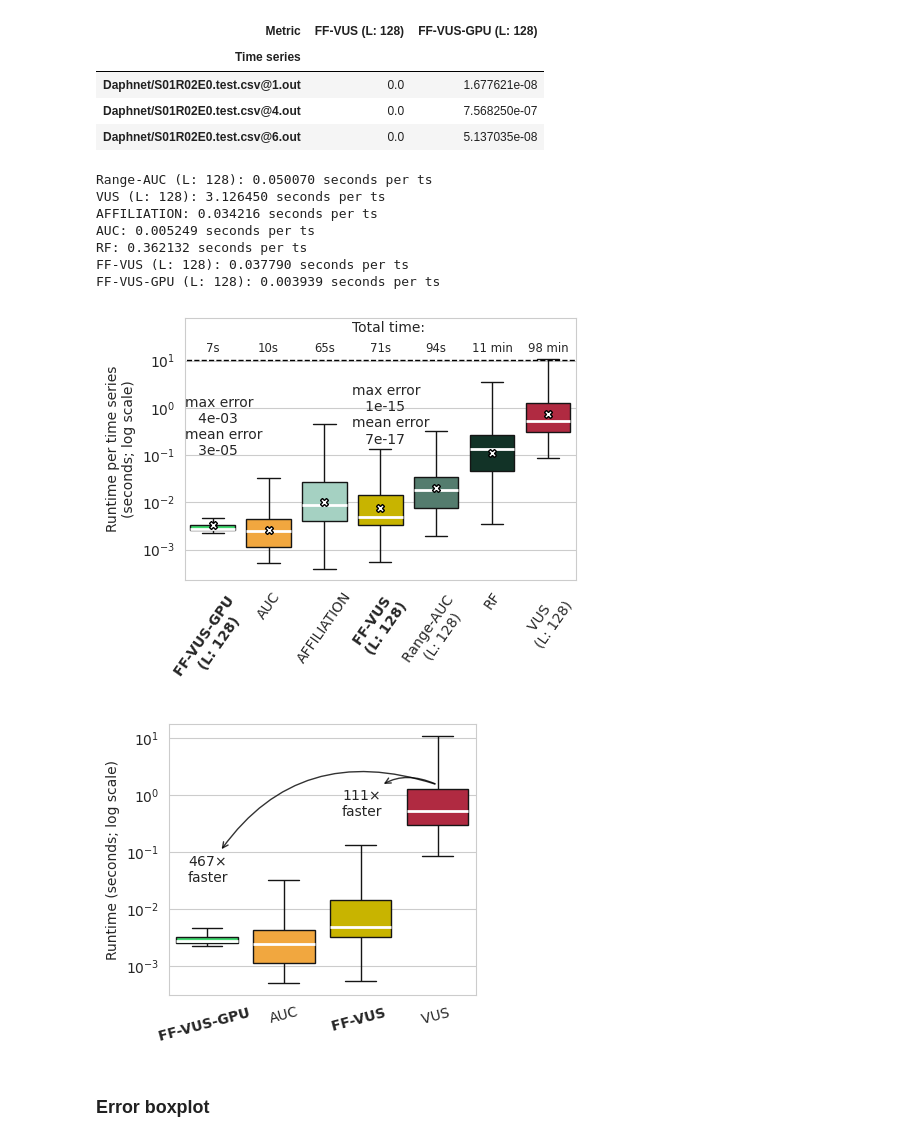
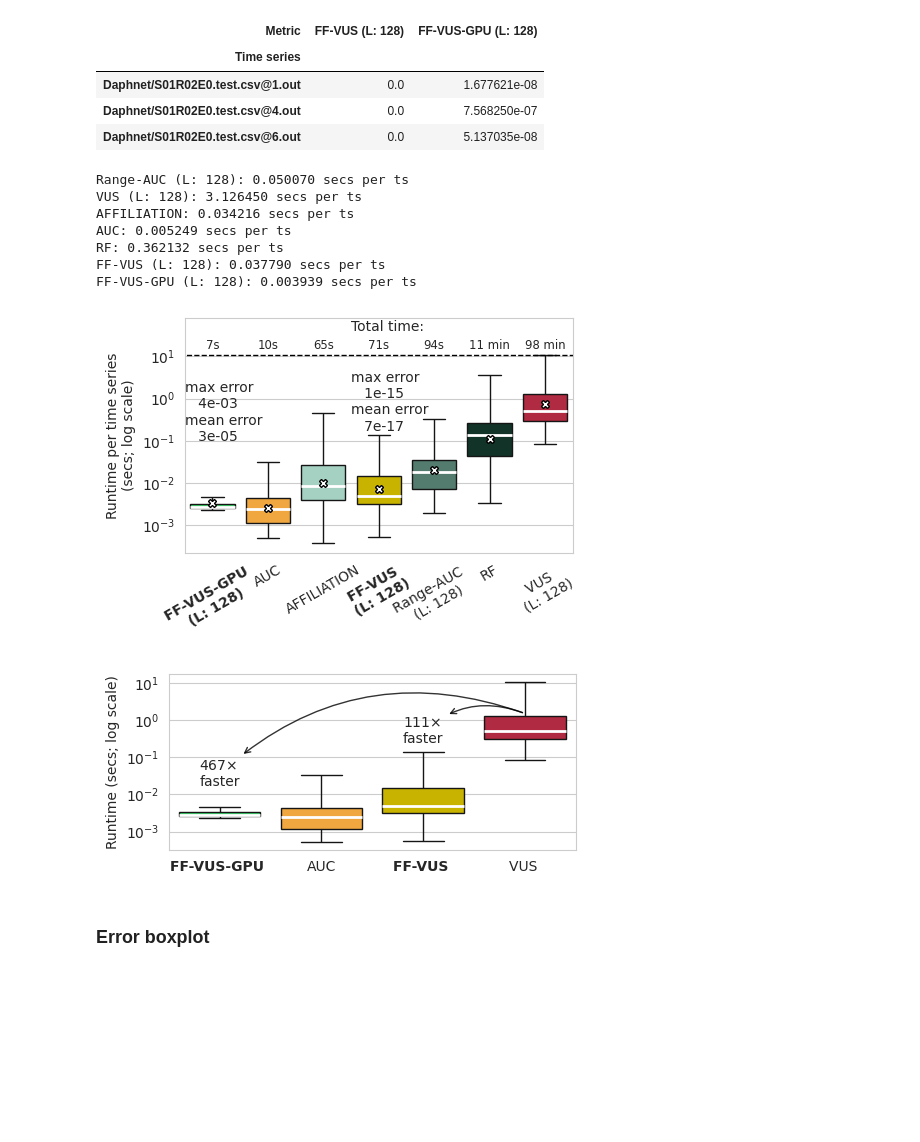
Before and after one commit to sylligardos/ff-vus, a Jupyter notebook: src/notebooks/experimental_results.ipynb, the cells around one changed output. Saved outputs shown, nothing was run; the diff lists cells and outputs as text; code cells hidden in the pictures; blank space fills up the shorter version.

```diff
--- a/src/notebooks/experimental_results.ipynb
+++ b/src/notebooks/experimental_results.ipynb
@@ -116,15 +117,15 @@ dif_df.head(3)
 for metric in df['Metric'].unique():
     mean_per_ts = df[df['Metric'] == metric]['Metric time'].mean()
 
-    print(f"{metric}: {mean_per_ts:.6f} seconds per ts")
+    print(f"{metric}: {mean_per_ts:.6f} secs per ts")
 # %% [output]
-Range-AUC (L: 128): 0.050070 seconds per ts
-VUS (L: 128): 3.126450 seconds per ts
-AFFILIATION: 0.034216 seconds per ts
-AUC: 0.005249 seconds per ts
-RF: 0.362132 seconds per ts
-FF-VUS (L: 128): 0.037790 seconds per ts
-FF-VUS-GPU (L: 128): 0.003939 seconds per ts
+Range-AUC (L: 128): 0.050070 secs per ts
+VUS (L: 128): 3.126450 secs per ts
+AFFILIATION: 0.034216 secs per ts
+AUC: 0.005249 secs per ts
+RF: 0.362132 secs per ts
+FF-VUS (L: 128): 0.037790 secs per ts
+FF-VUS-GPU (L: 128): 0.003939 secs per ts
 # %%
 # We use it at experiment 3
 df_auc = df[df['Metric'] == 'AUC']
@@ -133,7 +134,7 @@ df_auc = df[df['Metric'] == 'AUC']
 median_times = df.groupby('Metric')['Metric time'].mean()
 order = median_times.sort_values().index.to_list()
 
-fig = plt.figure(figsize=(5, 4))
+fig = plt.figure(figsize=(5, 3.5))
 
 medianprops = dict(linestyle='-', linewidth=2, color='white')
 meanprops = dict(
@@ -157,9 +158,9 @@ axis = sns.boxplot(
     order=order,
     saturation=1,
 )
-axis.set_ylabel('Runtime per time series\n(seconds; log scale)')
+axis.set_ylabel('Runtime per time series\n(secs; log scale)')
 axis.set_xlabel('')
-axis.tick_params(axis='x', rotation=55)
+axis.tick_params(axis='x', rotation=30)
 axis.grid(visible=False, axis='x')
 axis.hlines(y=10.5, xmin=-1, xmax=7, linestyle='--', lw=1, color='k')
 axis.set_xlim(-0.5, 6.5)
@@ -184,41 +185,41 @@ for i, metric in enumerate(order):
     axis.text(i, 25, label, ha='center', va='top', fontsize='small')
 
 
 # Highlight the 2nd and 3rd xtick_label in bold
 xticklabels = axis.get_xticklabels()
 for idx in range(len(axis.get_xticklabels())):
     if 'FF-' in xticklabels[idx].get_text():
         xticklabels[idx].set_fontweight('bold')
     if '(L:' in xticklabels[idx].get_text():
         new_text = xticklabels[idx].get_text().replace('(', '\n(')
         xticklabels[idx].set_text(new_text)
 axis.set_xticks(axis.get_xticks())
 axis.set_xticklabels([label.get_text() for label in xticklabels])
 
 # # Remove borders around the boxes but keep whiskers and caps
 # for j, patch in enumerate(axis.patches):
 #     facecolor = patch.get_facecolor()
 #     if all([x == 1 for x in facecolor]):
 #         patch.set_facecolor((1, 1, 1, 0.0))  # alpha = 0.0
 #         patch.set_edgecolor((0, 0, 0, 1.0))  # fully opaque border
 #         patch.set_linewidth(1.5)
 
 #         axis.lines[j * 6 + 4].set_color('black')    # 6 lines per box and usually the median is the 4th
 #         axis.lines[j * 6 + 4].set_linewidth(1.5)
 #     else:
 #         patch.set_edgecolor(facecolor)
 #         patch.set_linewidth(0.5)
 
 finalize_plot(save_fig_path, 'exec_time_comparison_tsb')
 # %% [output]
-[figure, old version]
+[figure, new version]
 # %%
 # What is the execution time difference
 curr_df  = df[df['Metric'].isin(['AUC', 'FF-VUS-GPU (L: 128)', 'FF-VUS (L: 128)', 'VUS (L: 128)'])]
 median_times = curr_df.groupby('Metric')['Metric time'].mean()
 order = median_times.sort_values().index.to_list()
 
-plt.figure(figsize=(4, 3.5))
+plt.figure(figsize=(5, 2.3))
 
 axis = sns.boxplot(
     y='Metric time',
@@ -234,9 +235,9 @@ axis = sns.boxplot(
     order=order,
     saturation=1,
 )
-axis.set_ylabel('Runtime (seconds; log scale)')
+axis.set_ylabel('Runtime (secs; log scale)')
 axis.set_xlabel('')
-axis.tick_params(axis='x', rotation=15)
+axis.tick_params(axis='x', rotation=0)
 axis.grid(visible=False, axis='x')
 
 for i, metric in enumerate(order):
@@ -244,8 +245,8 @@ for i, metric in enumerate(order):
         axis.annotate(
             f'{speed_up_dict[metric]:.0f}$\\times$\nfaster',
             xy=(3, 1.5),
-            xytext=(i-0.25, 0.09 + i*0.6),
-            arrowprops=dict(arrowstyle="<-", connectionstyle="arc3,rad=-.4", color='k', alpha=0.8),
+            xytext=(i-0.2, 0.09 + i*0.6),
+            arrowprops=dict(arrowstyle="<-", connectionstyle="arc3,rad=-.3", color='k', alpha=0.8),
             # ha='center',
             va='top'
         )
@@ -263,7 +264,7 @@ axis.set_xticklabels([label.get_text() for label in xticklabels])
 
 finalize_plot(save_fig_path, 'exec_time_comparison_tsb_small')
 # %% [output]
-[figure, old version]
+[figure, new version]
 # %% [markdown]
 ### Error boxplot
 # %%
```
Also changed, not shown: parts of 22 cells of this notebook, 6 other files.
